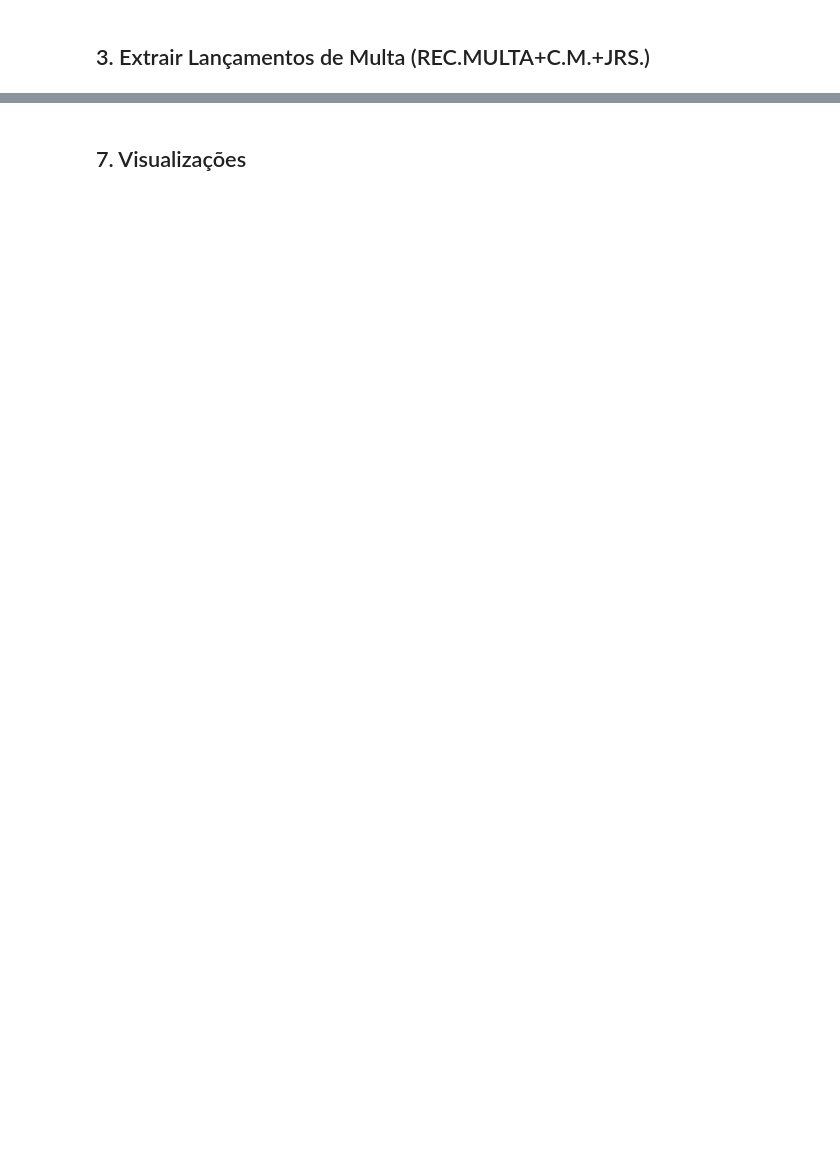
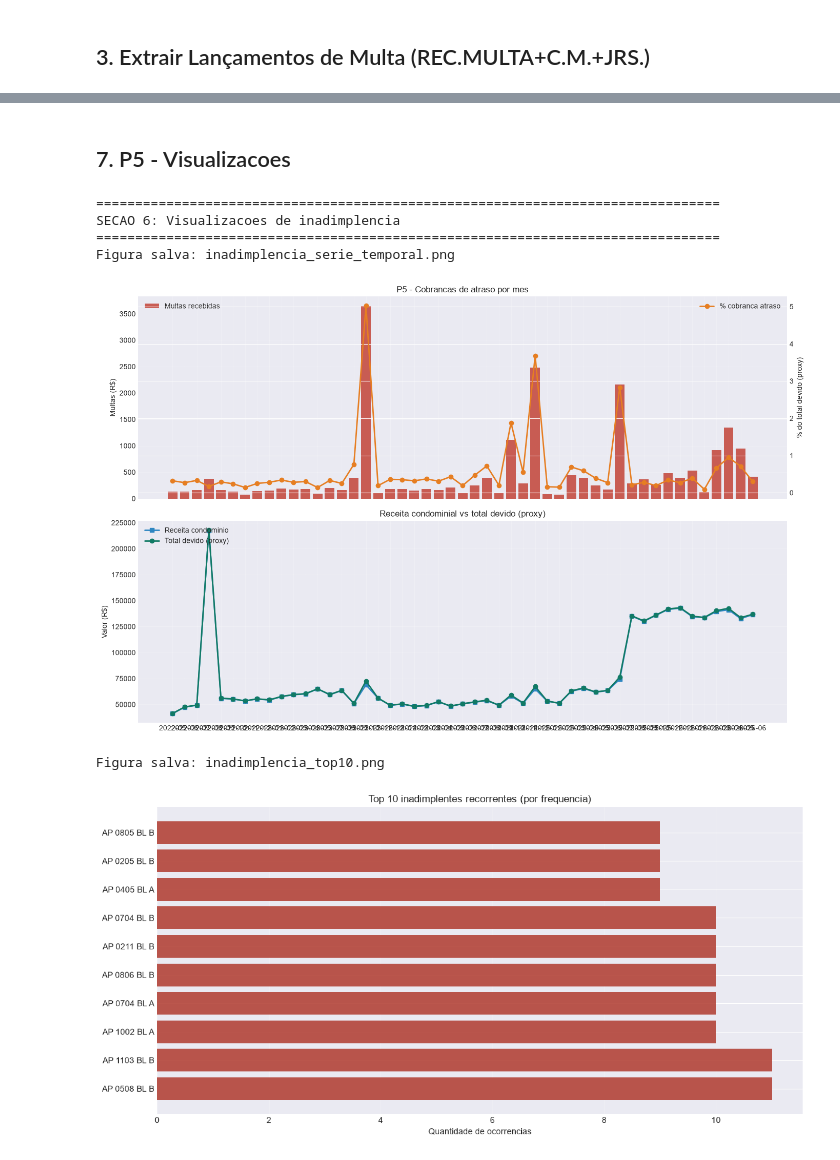
Before and after one commit to cgbas/anacondo, a Jupyter notebook: src/analise_inadimplencia.ipynb, the cells around one changed output, grey strips where cells are left out. Saved outputs shown, nothing was run; the diff lists cells and outputs as text; code cells hidden in the pictures; blank space fills up the shorter version.

Commit message:
feat: implementa P5 e P6 de inadimplencia e outliers

```diff
--- a/src/analise_inadimplencia.ipynb
+++ b/src/analise_inadimplencia.ipynb
@@ -177,38 +294,54 @@ print(f"\n✓ Exportado: inadimplencia_por_mes.csv")
 # %% [markdown]
-## 7. Visualizações
+## 7. P5 - Visualizacoes
 # %%
-print("\n" + "="*80)
-print("SEÇÃO 6: Visualizações de inadimplência")
-print("="*80)
+print("\n" + "=" * 80)
+print("SECAO 6: Visualizacoes de inadimplencia")
+print("=" * 80)
 
-# Gráfico 1: Série temporal de multas vs receita
-fig, (ax1, ax2) = plt.subplots(2, 1, figsize=(14, 8))
+plot_df = sort_mes_ano(df_inadimplencia_mes, "mes_ano")
 
-# Eixo 1: Multas vs Receita
+fig, (ax1, ax2) = plt.subplots(2, 1, figsize=(14, 9), sharex=True)
+
+ax1.bar(plot_df["mes_ano"], plot_df["valor_multas"], color="#C0392B", alpha=0.8, label="Multas recebidas")
 ax1_twin = ax1.twinx()
-ax1.bar(df_inadimplencia_mes["mes_ano"], df_inadimplencia_mes["valor_multas"],
-        label="Multas (R$)", alpha=0.7, color="#e74c3c")
-ax1_twin.plot(df_inadimplencia_mes["mes_ano"], df_inadimplencia_mes["pct_multa_vs_receita"],
-        label="% Multas vs Receita", color="#e67e22", marker="o", linewidth=2, markersize=6)
-ax1.set_ylabel("Multas (R$)", fontsize=11)
-ax1_twin.set_ylabel("% Multas vs Receita", fontsize=11)
-ax1.set_title("Série Temporal: Multas vs Receita Total", fontsize=12, fontweight="bold")
-ax1.grid(alpha=0.3)
+ax1_twin.plot(plot_df["mes_ano"], plot_df["pct_cobranca_atraso"], color="#E67E22", marker="o", linewidth=2, label="% cobranca atraso")
+ax1.set_ylabel("Multas (R$)")
+ax1_twin.set_ylabel("% do total devido (proxy)")
+ax1.set_title("P5 - Cobrancas de atraso por mes")
+ax1.grid(alpha=0.25)
 ax1.legend(loc="upper left")
 ax1_twin.legend(loc="upper right")
 
-# Eixo 2: Apartamentos com multa
-ax2.plot(df_inadimplencia_mes["mes_ano"], df_inadimplencia_mes["qtd_apartamentos"],
-        label="Qtd de Apartamentos", color="#3498db", marker="s", linewidth=2, markersize=6)
-ax2.fill_between(range(len(df_inadimplencia_mes)), df_inadimplencia_mes["qtd_apartamentos"],
-                  alpha=0.3, color="#3498db")
-ax2.set_xlabel("Mês", fontsize=11)
-ax2.set_ylabel("Qtd de Apartamentos com Multa", fontsize=11)
-ax2.set_title("Incidência de Inadimplência (Qtd de Apartamentos)", fontsize=12, fontweight="bold")
-ax2.grid(alpha=0.3)
+ax2.plot(plot_df["mes_ano"], plot_df["receita_condominio"], color="#2E86C1", marker="s", linewidth=2, label="Receita condominio")
+ax2.plot(plot_df["mes_ano"], plot_df["total_devido_proxy"], color="#117A65", marker="o", linewidth=2, label="Total devido (proxy)")
+ax2.set_ylabel("Valor (R$)")
+ax2.set_title("Receita condominial vs total devido (proxy)")
+ax2.grid(alpha=0.25)
+ax2.legend(loc="upper left")
+
 plt.xticks(rotation=45)
 plt.tight_layout()
 plt.savefig(FIG_DIR / "inadimplencia_serie_temporal.png", dpi=200, bbox_inches="tight")
-print("✓ Gráfico 1 salvo: inadimplencia_serie_temporal.png")
+print("Figura salva: inadimplencia_serie_temporal.png")
 plt.show()
+
+# Top 10 recorrentes
+fig, ax = plt.subplots(figsize=(12, 6))
+top10 = inadimplentes.head(10)
+ax.barh(top10["unidade"], top10["qtd_ocorrencias"], color="#B03A2E", alpha=0.85)
+ax.set_xlabel("Quantidade de ocorrencias")
+ax.set_title("Top 10 inadimplentes recorrentes (por frequencia)")
+ax.grid(alpha=0.25, axis="x")
+plt.tight_layout()
+plt.savefig(FIG_DIR / "inadimplencia_top10.png", dpi=200, bbox_inches="tight")
+print("Figura salva: inadimplencia_top10.png")
+plt.show()
+# %% [output]
+================================================================================
+SECAO 6: Visualizacoes de inadimplencia
+================================================================================
+Figura salva: inadimplencia_serie_temporal.png
+[figure, added]
+Figura salva: inadimplencia_top10.png
+[figure, added]
 # %%
```
Also changed, not shown: parts of 14 cells of this notebook, 11 other files.
